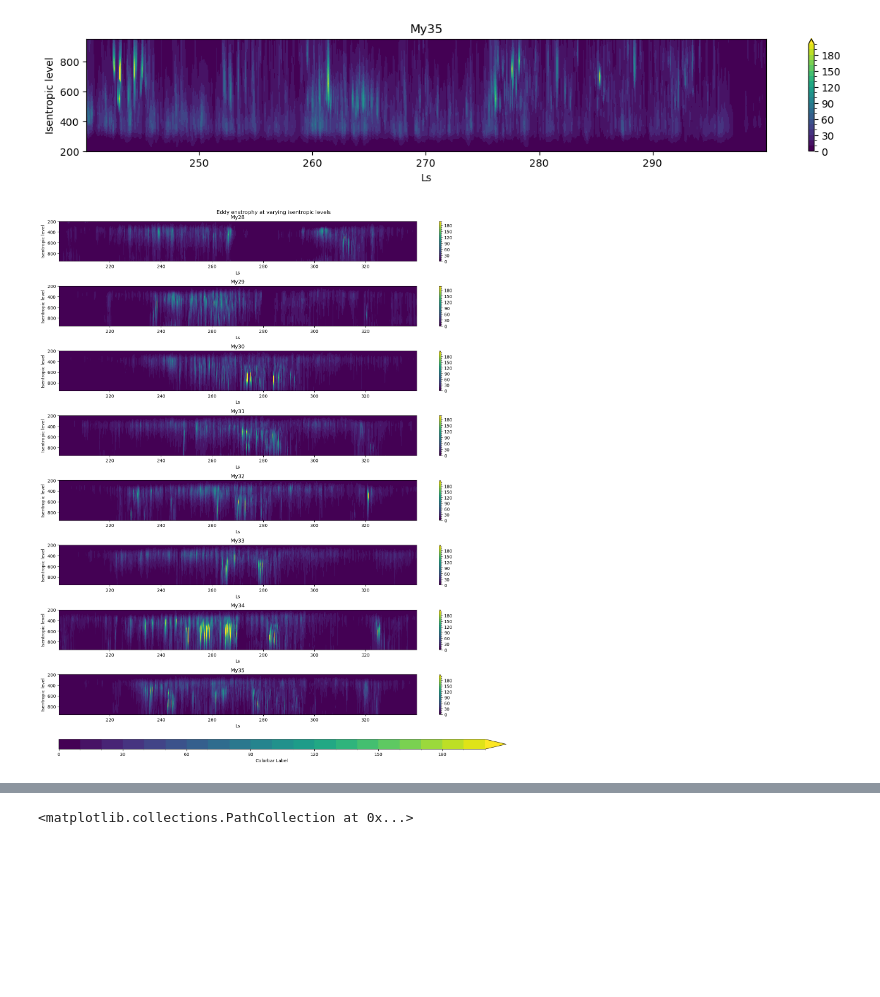
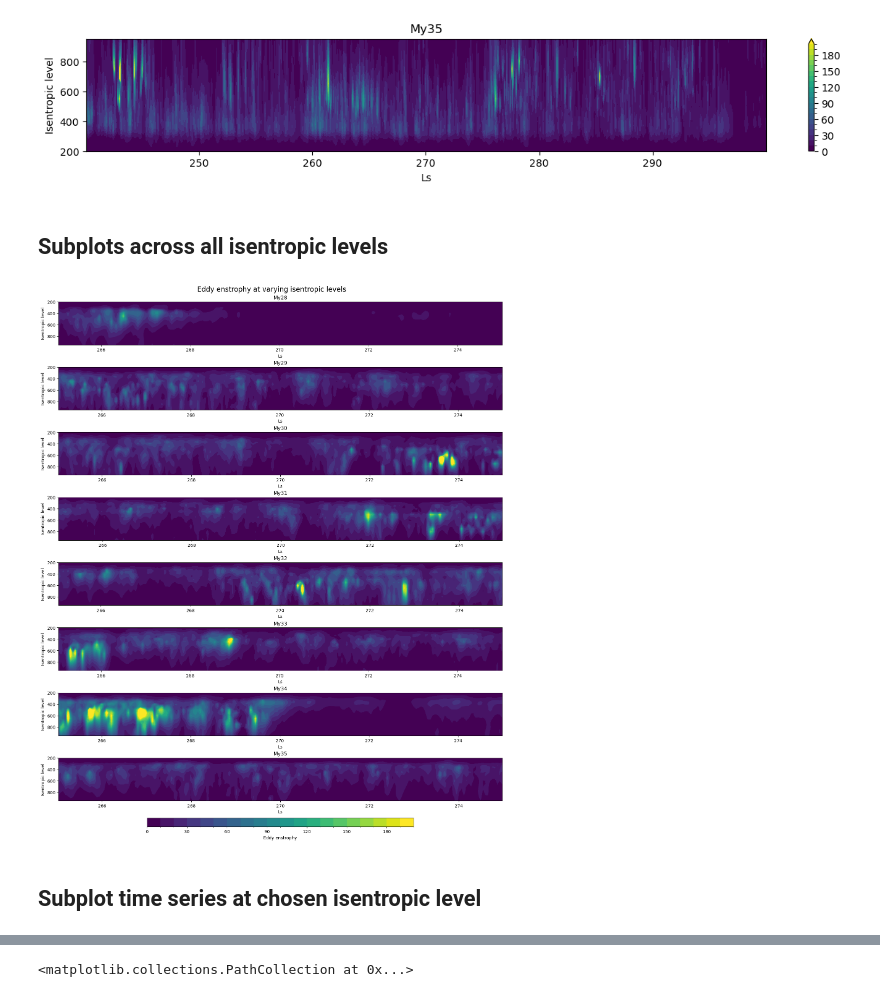
Before and after one commit to 12shughes/Reanalysis, a Jupyter notebook: playing_eddy_enstrophy_plots.ipynb, the cells around one changed output, grey strips where cells are left out. Drawn from its saved outputs; the diff is of its cells as text; code cells hidden in the pictures; blank space fills up the shorter version.

```diff
--- a/playing_eddy_enstrophy_plots.ipynb
+++ b/playing_eddy_enstrophy_plots.ipynb
@@ -38,35 +40,40 @@ for year in years:
 [figure]
 [figure]
 [figure]
+# %% [markdown]
+## Subplots across all isentropic levels
 # %%
 import xarray as xr
 import numpy as np
 import matplotlib.pyplot as plt
 
 islev = 000
 
 years = [28, 29, 30, 31, 32, 33, 34, 35]
 path = '/disco/share/sh1293/OpenMARS_data/Eddy_enstrophy/'
 i = 0
-fig, axs = plt.subplots(9,1, figsize = (15,18), layout = 'tight', height_ratios = [1,1,1,1,1,1,1,1,0.25])
-fig.suptitle('Eddy enstrophy at varying isentropic levels')
+fig, axs = plt.subplots(8,1, figsize = (15,18), layout = 'constrained')
+fig.suptitle('Eddy enstrophy at varying isentropic levels', fontsize = 16)
 for year in years:
     da = xr.open_dataarray(path + 'lev%03d_my%02d.nc' %(islev, year))
     da = da.assign_coords({'MY':year})
-    daw = da.where(200 <= da.Ls, drop = True).where(da.Ls <= 340, drop = True)
-    plot = daw.plot.contourf(x='Ls', levels = 21, vmin = 0, vmax = 200, ax = axs[i])
+    daw = da.where(250 <= da.Ls, drop = True).where(da.Ls <= 290, drop = True)
+    plot = daw.plot.contourf(x='Ls', levels = 21, vmin = 0, vmax = 200, ax = axs[i], add_colorbar=False)
     axs[i].set_xlabel('Ls')
     axs[i].set_ylabel('Isentropic level')
     axs[i].set_title('My%02d' %(year))
     axs[i].invert_yaxis()
     i+=1
-cbar = fig.colorbar(plot, cax=axs[i], orientation='horizontal', shrink = 0.15)
-cbar.set_label('Colorbar Label')
-plt.tight_layout()
-fig.subplots_adjust(top=0.96)
-#plt.savefig(path + '/Plots/isen_all.pdf')
+cax = axs[-1].inset_axes([0.2, -0.6, 0.6, 0.2])
+cbar = fig.colorbar(plot, cax=cax, orientation='horizontal')
+#cbar = fig.colorbar(plot, ax=axs[:], orientation='horizontal', shrink = 0.3, location = 'bottom')
+cbar.set_label('Eddy enstrophy')
+#fig.subplots_adjust(top=0.96)
+#plt.savefig(path + '/Plots/isen_all_snip.pdf')
 # %% [output]
-[figure, old version]
+[figure, new version]
+# %% [markdown]
+## Subplot time series at chosen isentropic level
 # %%
 import xarray as xr
 import numpy as np
```
Also changed, not shown: parts of 13 cells of this notebook.
